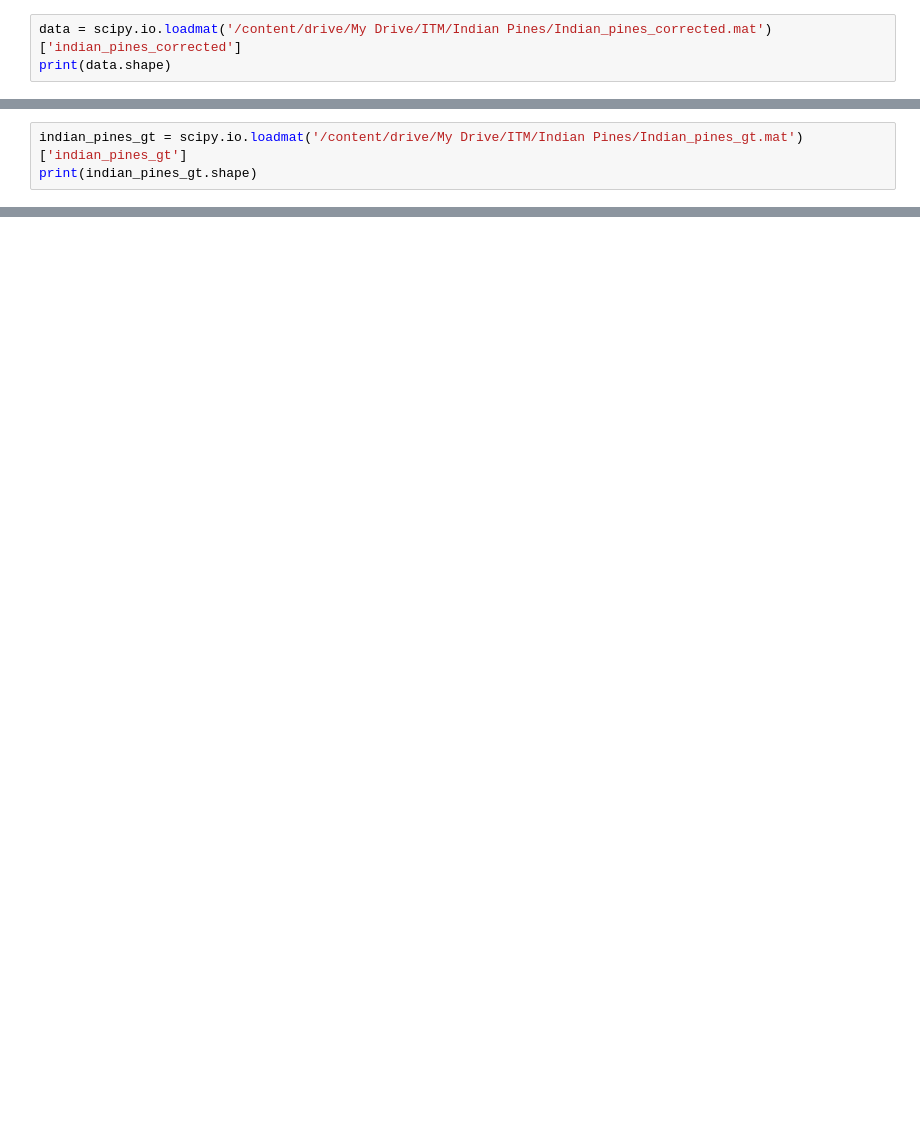
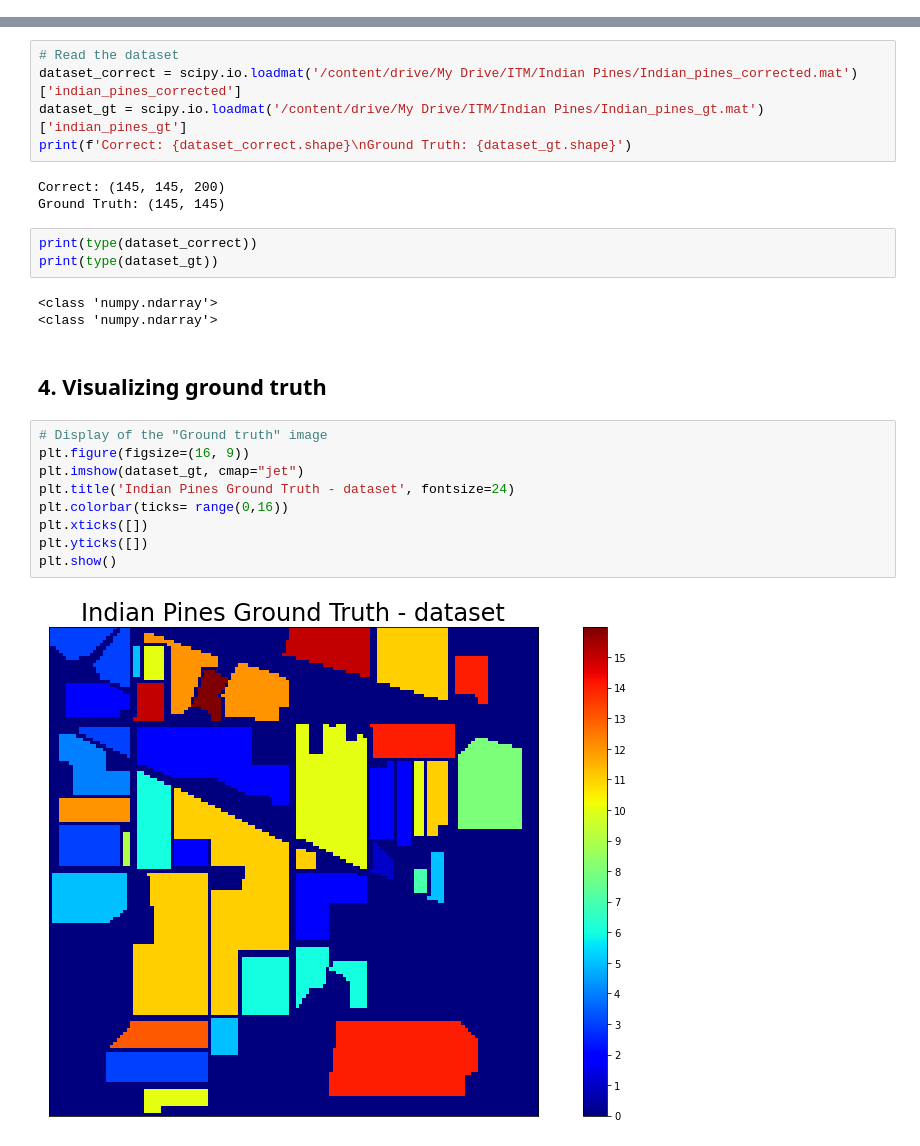
Before and after one commit to LipeBuiles/Hyperspectral-Remote-Sensing-Scenes, a Jupyter notebook: Hyperspectral_Remote_Sensing_Scenes.ipynb, the cells around one changed output, grey strips where cells are left out. Saved outputs shown, nothing was run; the diff lists cells and outputs as text; blank space fills up the shorter version.

```diff
--- a/Hyperspectral_Remote_Sensing_Scenes.ipynb
+++ b/Hyperspectral_Remote_Sensing_Scenes.ipynb
@@ -30,3 +2,0 @@ dict_keys(['__header__', '__version__', '__globals__', 'indian_pines_corrected']
-# %%
-data = scipy.io.loadmat('/content/drive/My Drive/ITM/Indian Pines/Indian_pines_corrected.mat')['indian_pines_corrected']
-print(data.shape)
@@ -35,3 +2,0 @@ print(data.shape)
-# %%
-indian_pines_gt = scipy.io.loadmat('/content/drive/My Drive/ITM/Indian Pines/Indian_pines_gt.mat')['indian_pines_gt']
-print(indian_pines_gt.shape)
@@ -263,0 +85,27 @@ Enter the band number of the image you want to view (The number to be between 0
+# %%
+# Read the dataset
+dataset_correct = scipy.io.loadmat('/content/drive/My Drive/ITM/Indian Pines/Indian_pines_corrected.mat')['indian_pines_corrected']
+dataset_gt = scipy.io.loadmat('/content/drive/My Drive/ITM/Indian Pines/Indian_pines_gt.mat')['indian_pines_gt']
+print(f'Correct: {dataset_correct.shape}\nGround Truth: {dataset_gt.shape}')
+# %% [output]
+Correct: (145, 145, 200)
+Ground Truth: (145, 145)
+# %%
+print(type(dataset_correct))
+print(type(dataset_gt))
+# %% [output]
+<class 'numpy.ndarray'>
+<class 'numpy.ndarray'>
+# %% [markdown]
+## **4. Visualizing ground truth**
+# %%
+# Display of the "Ground truth" image
+plt.figure(figsize=(16, 9))
+plt.imshow(dataset_gt, cmap="jet")
+plt.title('Indian Pines Ground Truth - dataset', fontsize=24)
+plt.colorbar(ticks= range(0,16))
+plt.xticks([])
+plt.yticks([])
+plt.show()
+# %% [output]
+[figure, added]
```
Also changed, not shown: parts of 57 cells of this notebook.
